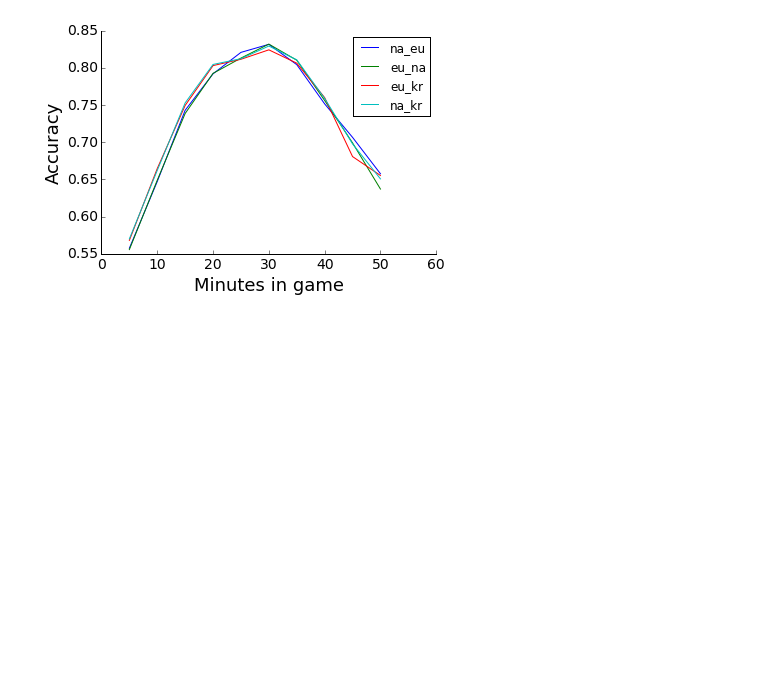
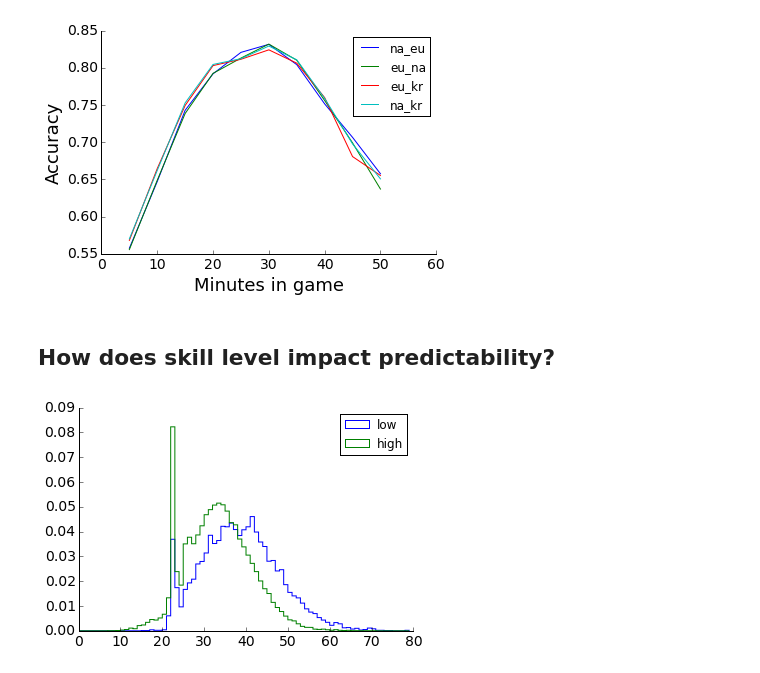
Before and after one commit to map222/lolML, a Jupyter notebook: notebooks/League of Legends working notebook.ipynb, the cells around one changed output. Saved outputs shown, nothing was run; the diff lists cells and outputs as text; code cells hidden in the pictures; blank space fills up the shorter version.

```diff
--- a/notebooks/League of Legends working notebook.ipynb
+++ b/notebooks/League of Legends working notebook.ipynb
@@ -29,6 +29,8 @@ with open('KR combined_df.pickle', 'rb') as pickle_file:
     kr_timelines_df = pickle.load(pickle_file)
 with open('NA combined_df.pickle', 'rb') as pickle_file:
     na_timelines_df = pickle.load(pickle_file)
+with open('Low ELO combined_df.pickle', 'rb') as pickle_file:
+    low_timelines_df = pickle.load(pickle_file)
 # %%
 # load sklearn package
 from sklearn.naive_bayes import GaussianNB
@@ -39,9 +41,11 @@ from sklearn.ensemble import RandomForestClassifier
 euw_timelines_df = [feature_calc.calc_secondary_features(x) for x in euw_timelines_df]
 na_timelines_df = [feature_calc.calc_secondary_features(x) for x in na_timelines_df]
 kr_timelines_df = [feature_calc.calc_secondary_features(x) for x in kr_timelines_df]
+low_timelines_df = [feature_calc.calc_secondary_features(x) for x in low_timelines_df]
 euw_timelines_df = feature_calc.calc_second_diff(euw_timelines_df)
 na_timelines_df = feature_calc.calc_second_diff(na_timelines_df)
 kr_timelines_df = feature_calc.calc_second_diff(kr_timelines_df)
+low_timelines_df = feature_calc.calc_second_diff(low_timelines_df)
 # %% [markdown]
 # Get summoner names, and list of matches
 
@@ -524,3 +546,14 @@ plt.xlim([0, 60])
 plt.legend();
 # %% [output]
 [figure]
+# %% [markdown]
+## How does skill level impact predictability?
+# %%
+low_lengths =np.array( low_timelines_df[0]['game_length'])
+high_lengths = np.array( na_timelines_df[0]['game_length'])
+plt.hist(low_lengths, bins = range(0, 80), histtype='step', normed=True, label = 'low')
+plt.hist(high_lengths, bins = range(0, 80), histtype='step', normed=True,label = 'high')
+lol_plt.prettify_axes(plt.gca())
+plt.legend();
+# %% [output]
+[figure, added]
```
Also changed, not shown: parts of 12 cells of this notebook, 1 other file.
